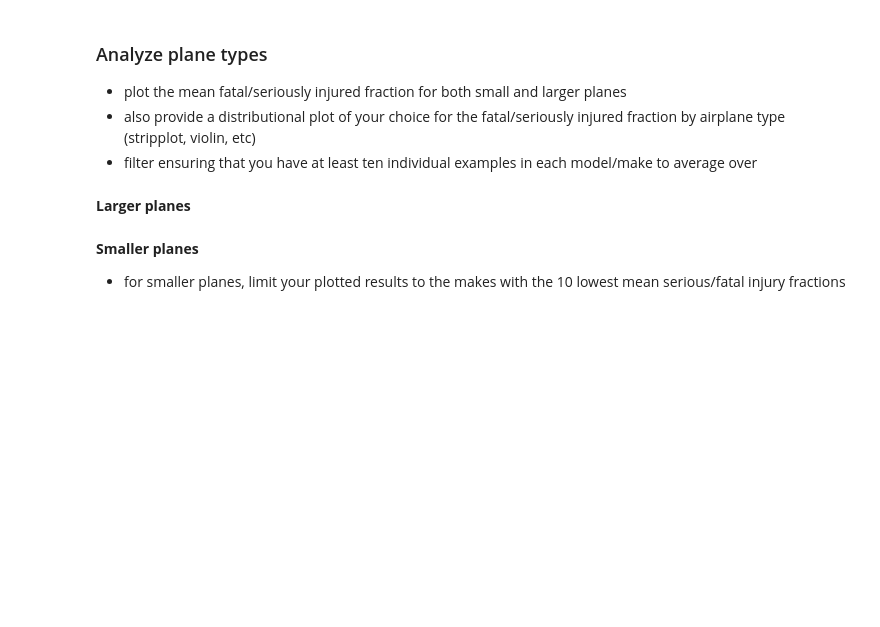
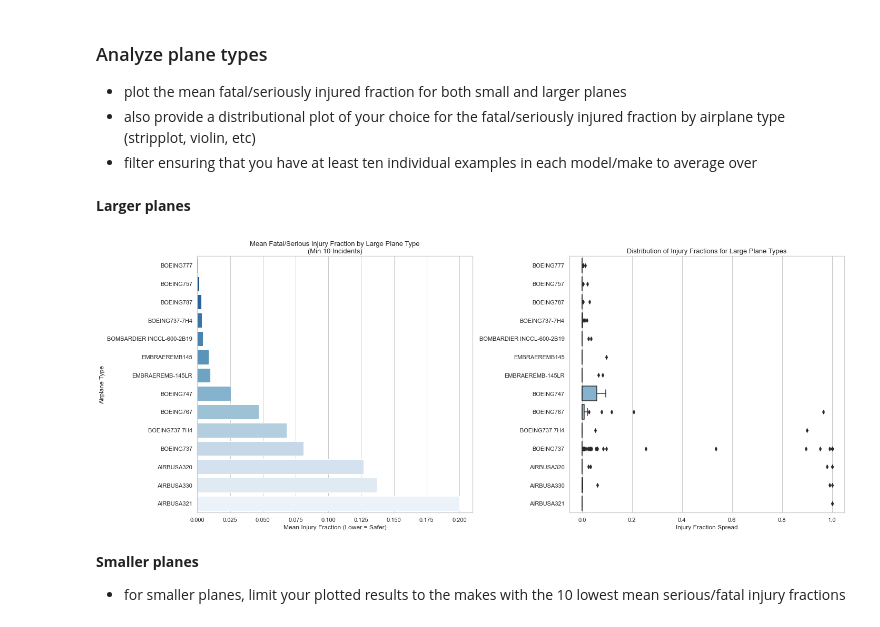
Before and after one commit to JoelOmambiaNyaata/dsc-course0-m8-lab, a Jupyter notebook: Aviation_Accidents_Data_Analysis.ipynb, the cells around one changed output. Saved outputs shown, nothing was run; the diff lists cells and outputs as text; code cells hidden in the pictures; blank space fills up the shorter version.

Commit message:
Complete plane type safety analysis and operational risk eploration.

```diff
--- a/Aviation_Accidents_Data_Analysis.ipynb
+++ b/Aviation_Accidents_Data_Analysis.ipynb
@@ -228,6 +236,42 @@ Sort your results and keep the lowest 15.
 - filter ensuring that you have at least ten individual examples in each model/make to average over
 # %% [markdown]
 **Larger planes**
+# %%
+# 1. Dynamically identify columns to prevent NameErrors
+seat_col = [c for c in df_analysis.columns if any(k in c.lower() for k in ['seat', 'pass', 'peop', 'board'])][0]
+model_col = 'Aircraft_Type' if 'Aircraft_Type' in df_analysis.columns else 'Model' if 'Model' in df_analysis.columns else 'model'
+
+# 2. Filter for Large Planes (>= 20 seats)
+large_planes = df_analysis[df_analysis[seat_col] >= 20]
+
+# 3. Filter for types with at least 10 individual examples
+large_counts = large_planes[model_col].value_counts()
+frequent_large_types = large_counts[large_counts >= 10].index
+df_large_filtered = large_planes[large_planes[model_col].isin(frequent_large_types)]
+
+# 4. Calculate sorted means for the barplot
+large_means = df_large_filtered.groupby(model_col)['Injury_Fraction'].mean().sort_values().reset_index()
+
+# 5. Create side-by-side plots (Mean Barplot + Distribution Boxplot)
+fig, axes = plt.subplots(1, 2, figsize=(20, 8))
+sns.set_theme(style="whitegrid")
+
+# Left: Mean Injury Fraction Barplot
+sns.barplot(x='Injury_Fraction', y=model_col, data=large_means, ax=axes[0], palette='Blues_r')
+axes[0].set_title('Mean Fatal/Serious Injury Fraction by Large Plane Type\n(Min 10 Incidents)', fontsize=13)
+axes[0].set_xlabel('Mean Injury Fraction (Lower = Safer)')
+axes[0].set_ylabel('Airplane Type')
+
+# Right: Distributional Boxplot
+sns.boxplot(x='Injury_Fraction', y=model_col, data=df_large_filtered, ax=axes[1], palette='Blues_r', order=large_means[model_col])
+axes[1].set_title('Distribution of Injury Fractions for Large Plane Types', fontsize=13)
+axes[1].set_xlabel('Injury Fraction Spread')
+axes[1].set_ylabel('')
+
+plt.tight_layout()
+plt.show()
+# %% [output]
+[figure, added]
 # %% [markdown]
 **Smaller planes**
 - for smaller planes, limit your plotted results to the makes with the 10 lowest mean serious/fatal injury fractions
```
Also changed, not shown: parts of 5 cells of this notebook.
